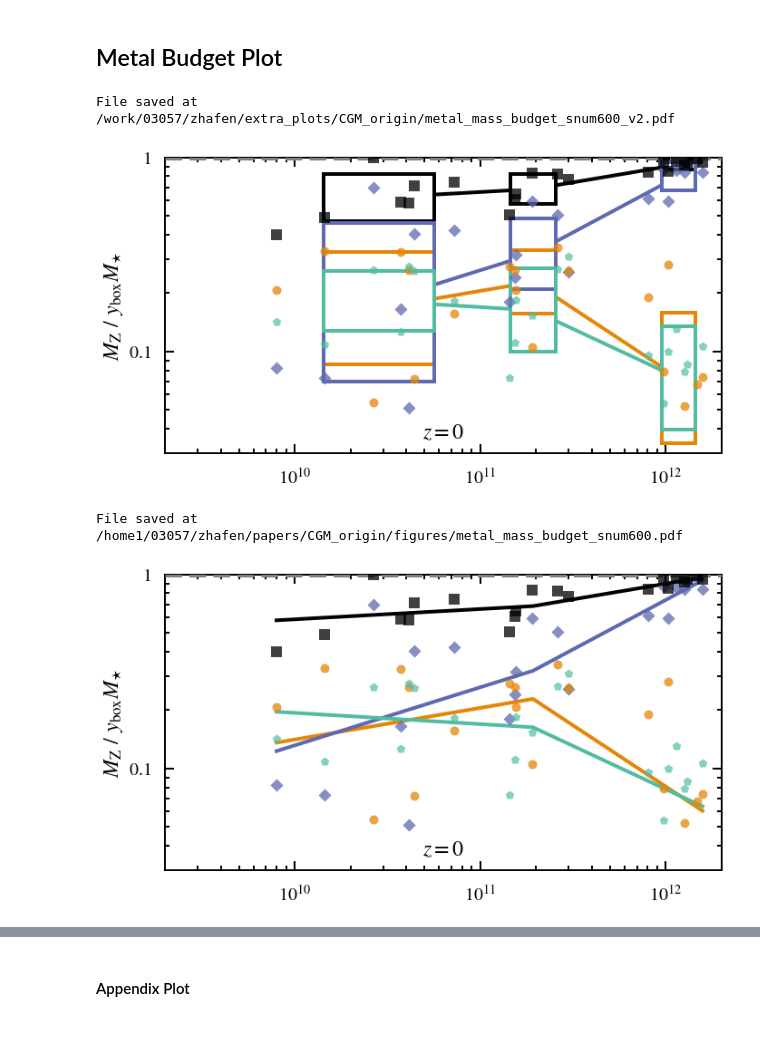
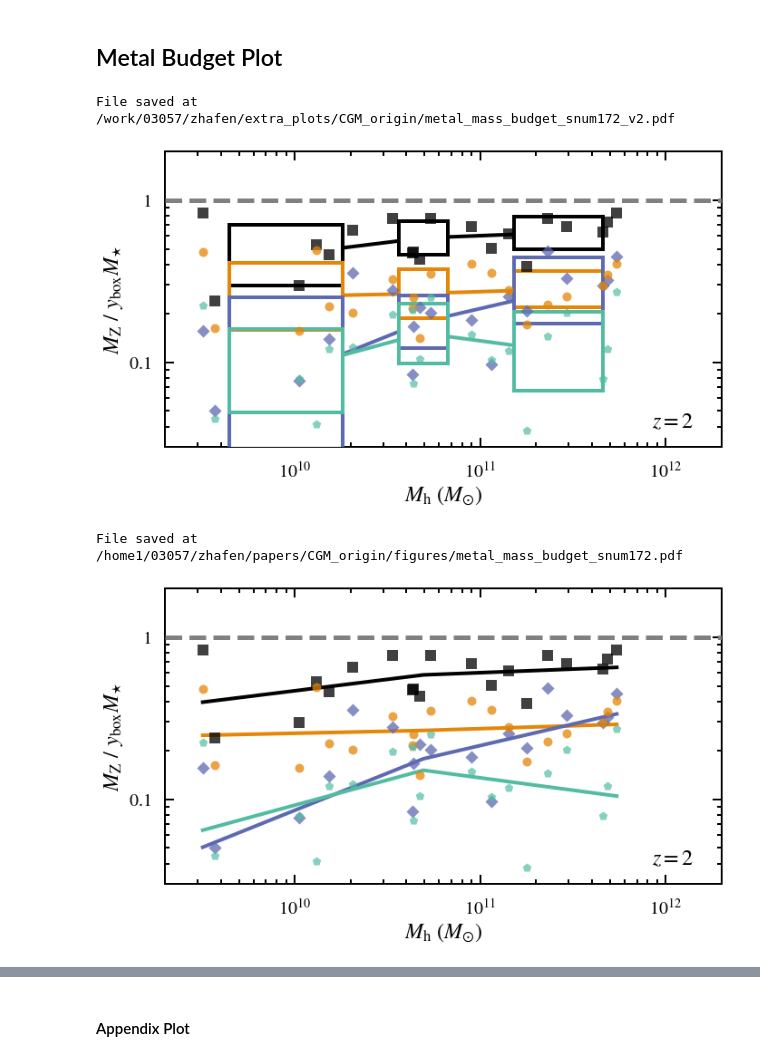
Before and after one commit to zhafen/CGM_origin_analysis, a Jupyter notebook: multi_sim_analysis/mass_budget.ipynb, the cells around one changed output, grey strips where cells are left out. Cells and saved outputs as stored; diff of their text form; code cells hidden in the pictures; blank space fills up the shorter version.

```diff
--- a/multi_sim_analysis/mass_budget.ipynb
+++ b/multi_sim_analysis/mass_budget.ipynb
@@ -790,12 +832,10 @@ m_budget_peeples = galaxy_trends.galaxy_available_metals(
 # %%
 metal_budget_kwargs = {
     465: {
-        'y_range' : [3e-2, 2 ],
         'redshift_coords' : ( 0.05, 0.95 ),
         'redshift_ha' : 'left',
     },
     172 : {
-        'y_range' : [3e-2, 2 ],
         'redshift_coords' : ( 0.95, 0.05 ),
         'redshift_ha' : 'right',
         'redshift_va' : 'bottom',
@@ -811,35 +851,36 @@ if snum == 465:
         m_halo,
         m_z['total'][50] / m_budget,
         linewidth = 5,
         color = colors['m_gal'],
         linestyle = '--',
         zorder = 300,
         label = 'Peeples et al., 2014',
     )
 
 
 if snum == 465:
     l = ax.legend(
         prop={'size': 18},
         loc = 'upper center',
     )
 
     ax.add_artist( l )
 
 mass_budget_plot(
     y_data_type = 'metal_mass',
     fig_and_ax = ( fig, ax ),
     include_legend = snum == 465,
+    y_range = [ 3e-2, 2 ],
 #     enforce_lower_limit = True,
 #     lower_limit = 6e-2,
     hline = 1,
 #     box_plot = False,
     save_file_tag = '_v2',
     **metal_budget_kwargs[snum]
 )
 # %% [output]
-File saved at /work/03057/zhafen/extra_plots/CGM_origin/metal_mass_budget_snum600_v2.pdf
+File saved at /work/03057/zhafen/extra_plots/CGM_origin/metal_mass_budget_snum172_v2.pdf
-[figure, old version]
+[figure, new version]
 # %%
 fig = plt.figure( figsize=(11,6) )
 ax = plt.gca()
@@ -868,10 +909,11 @@ mass_budget_plot(
     y_data_type = 'metal_mass',
     fig_and_ax = ( fig, ax ),
     include_legend = snum == 465,
+    y_range = [ 3e-2, 2 ],
     hline = 1,
     plot_box_lines_only = True,
     **metal_budget_kwargs[snum]
 )
 # %% [output]
-File saved at /home1/03057/zhafen/papers/CGM_origin/figures/metal_mass_budget_snum600.pdf
+File saved at /home1/03057/zhafen/papers/CGM_origin/figures/metal_mass_budget_snum172.pdf
-[figure, old version]
+[figure, new version]
```
Also changed, not shown: parts of 59 cells of this notebook, 2 other files.
